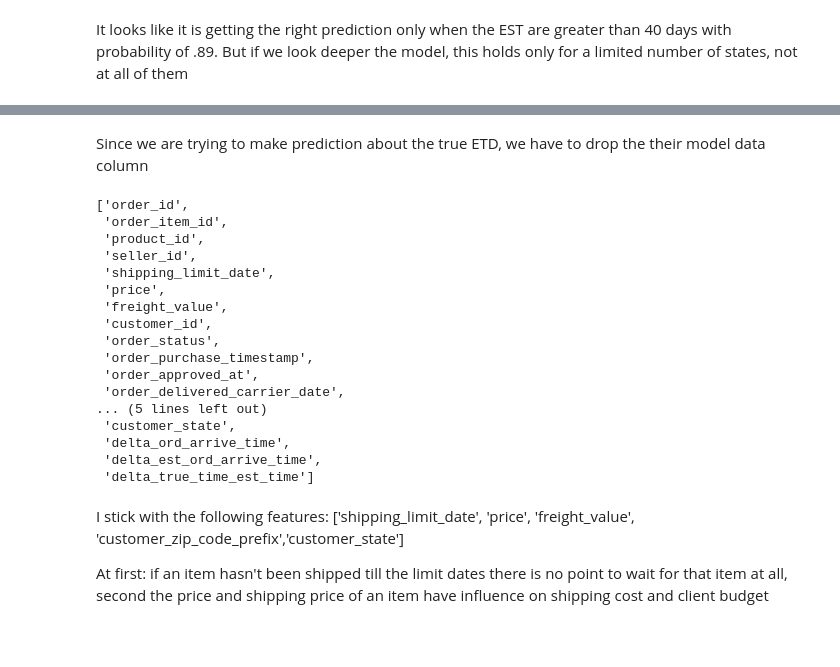
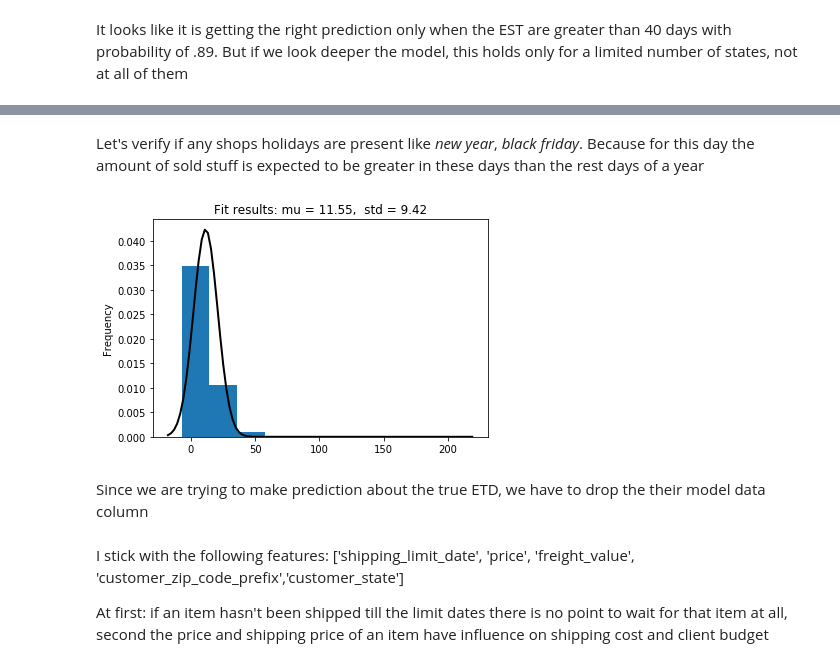
Before and after one commit to YurieCo/ETD_project, a Jupyter notebook: Investigation part.ipynb, the cells around one changed output, grey strips where cells are left out. Cells and saved outputs as stored; diff of their text form; code cells hidden in the pictures; blank space fills up the shorter version.

```diff
--- a/Investigation part.ipynb
+++ b/Investigation part.ipynb
@@ -145,27 +131,29 @@ But if we look deeper the model, this holds only for a limited number of states,
+# %% [markdown]
+Let's verify if any shops holidays are present like _new year_, _black friday_. Because for this day the amount of sold stuff is expected to be greater in these days than the rest days of a year
+# %%
+%matplotlib inline
+import matplotlib.pyplot as plt
+from scipy.stats import norm
+
+
+clean_data.delta_ord_arrive_time.plot(kind='hist', normed=True)
+
+mu, std = norm.fit(clean_data.delta_ord_arrive_time)
+
+xmin, xmax = plt.xlim()
+x = np.linspace(xmin, xmax, 100)
+p = norm.pdf(x, mu, std)
+plt.plot(x, p, 'k', linewidth=2)
+title = "Fit results: mu = %.2f,  std = %.2f" % (mu, std)
+plt.title(title)
+
+plt.show()
+# %% [output]
+[figure, added]
 # %% [markdown]
 Since we are trying to make prediction about the true ETD, we have to drop the their model data column
 # %%
 import sklearn
-# %%
-clean_data.columns.tolist()
-# %% [output]
-['order_id',
- 'order_item_id',
- 'product_id',
- 'seller_id',
- 'shipping_limit_date',
- 'price',
- 'freight_value',
- 'customer_id',
- 'order_status',
- 'order_purchase_timestamp',
- 'order_approved_at',
- 'order_delivered_carrier_date',
-... (5 lines left out)
- 'customer_state',
- 'delta_ord_arrive_time',
- 'delta_est_ord_arrive_time',
- 'delta_true_time_est_time']
 # %% [markdown]
 I stick with the following features: ['shipping_limit_date', 'price', 'freight_value', 'customer_zip_code_prefix','customer_state']
 
```
Also changed, not shown: parts of 11 cells of this notebook.
